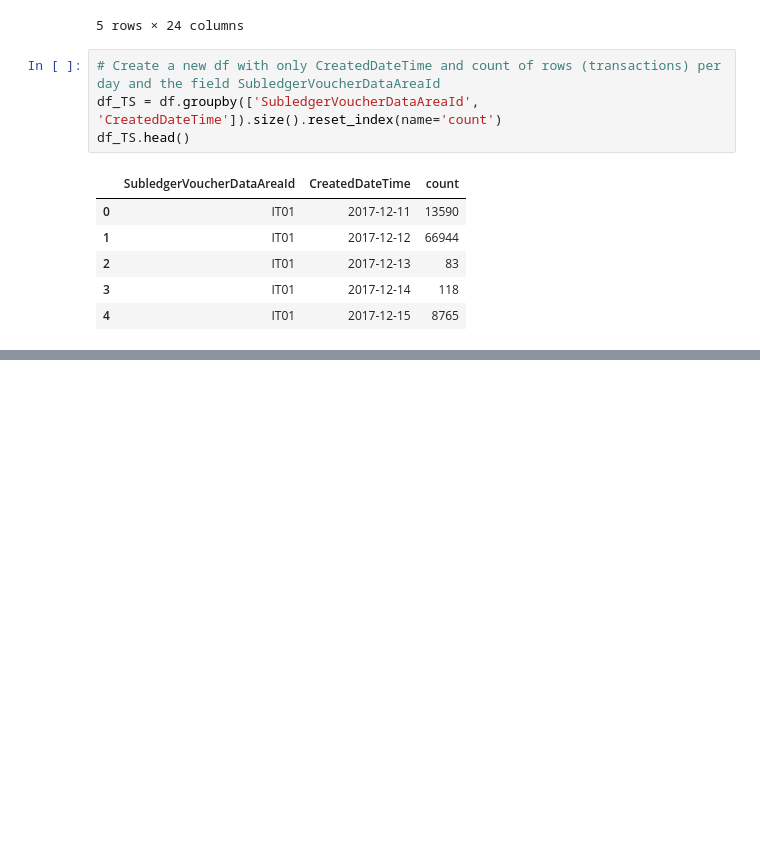
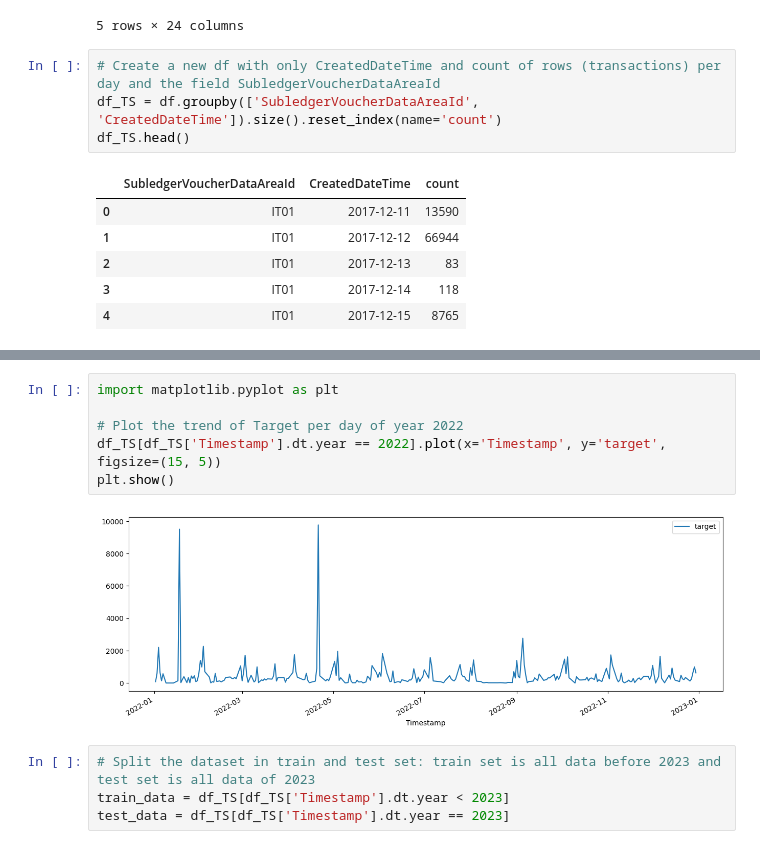
Before and after one commit to gianluca-coletta/Tesi_Magistrale, a Jupyter notebook: Code/ForecastingIT01.ipynb, the cells around one changed output, grey strips where cells are left out. Saved outputs shown, nothing was run; the diff lists cells and outputs as text; blank space fills up the shorter version.

```diff
--- a/Code/ForecastingIT01.ipynb
+++ b/Code/ForecastingIT01.ipynb
@@ -98,2 +98,14 @@ df_TS['Target'].sum()
 # %% [output]
 835134
+# %%
+import matplotlib.pyplot as plt
+
+# Plot the trend of Target per day of year 2022
+df_TS[df_TS['Timestamp'].dt.year == 2022].plot(x='Timestamp', y='target', figsize=(15, 5))
+plt.show()
+# %% [output]
+[figure, added]
+# %%
+# Split the dataset in train and test set: train set is all data before 2023 and test set is all data of 2023
+train_data = df_TS[df_TS['Timestamp'].dt.year < 2023]
+test_data = df_TS[df_TS['Timestamp'].dt.year == 2023]
```
Also changed, not shown: parts of 10 cells of this notebook, 10 other files.
